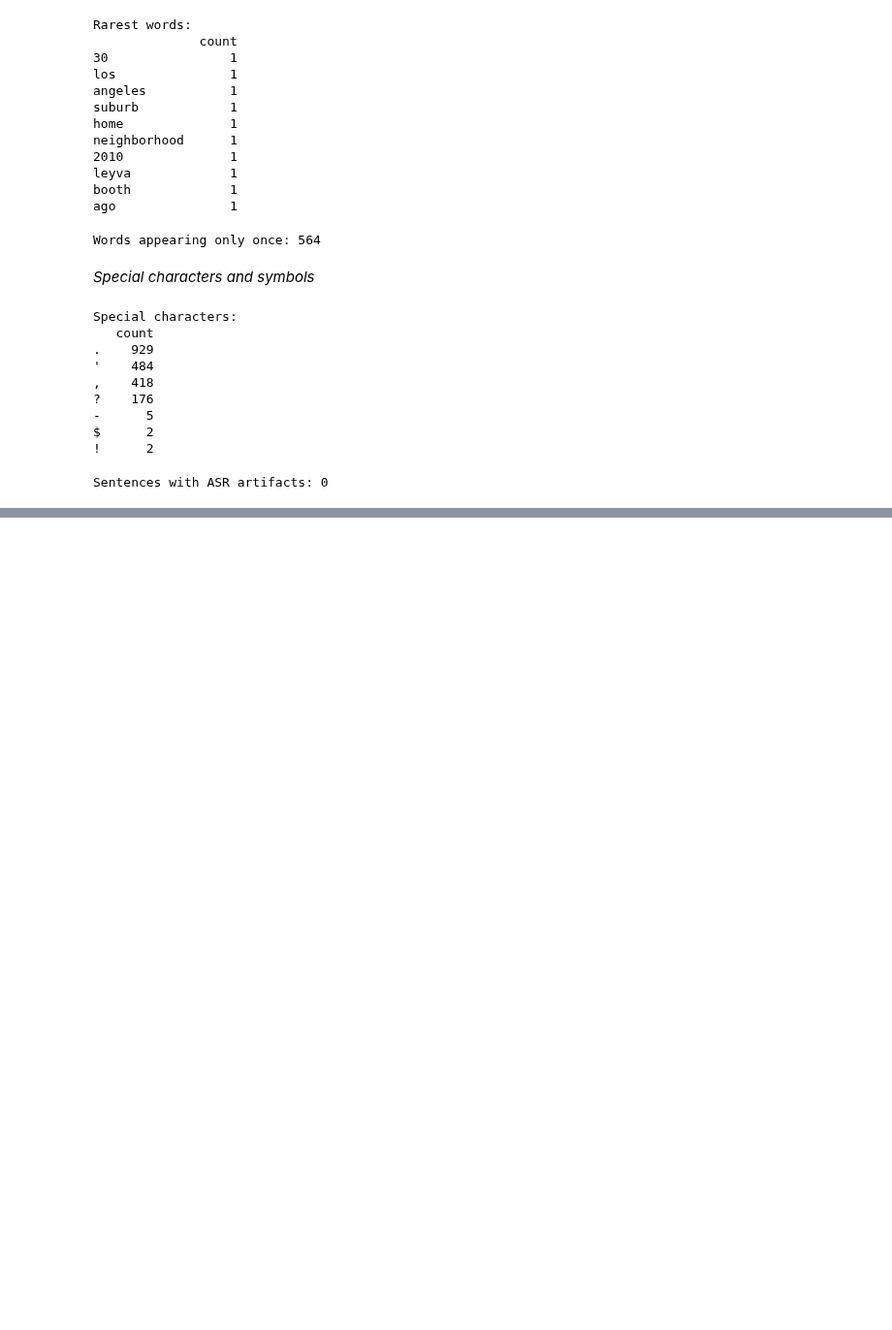
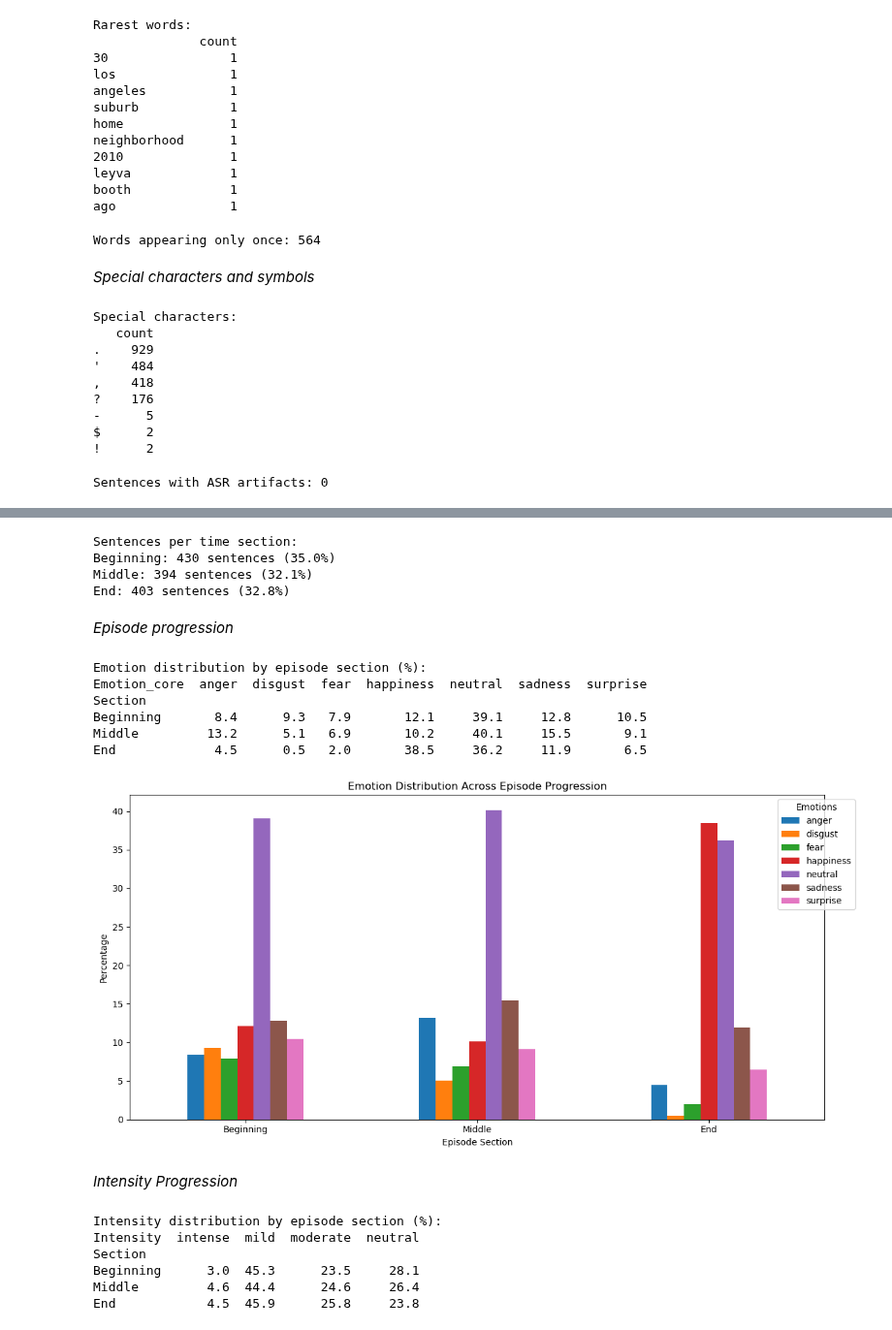
Before and after one commit to dafaqboomduck/nlp-project, a Jupyter notebook: Notebooks/Data_quality_report.ipynb, the cells around one changed output, grey strips where cells are left out. Shown at 97% size. Drawn from its saved outputs; the diff is of its cells as text; code cells hidden in the pictures; blank space fills up the shorter version.

Commit message:
Task 5 : Add show distributions and emotion analysis.

```diff
--- a/Notebooks/Data_quality_report.ipynb
+++ b/Notebooks/Data_quality_report.ipynb
@@ -587,0 +607,6 @@ Sentences with ASR artifacts: 0
+# %%
+start_time = transcript_time['Start Time'].min()
+end_time = transcript_time['End Time'].max()
+total_duration = end_time-start_time
+
+print(f'Total duration: {total_duration}')
@@ -587,0 +615,66 @@ Sentences with ASR artifacts: 0
+# %%
+first_third = start_time + total_duration / 3
+second_third = start_time + 2 * total_duration / 3
+# %%
+time_bins = [start_time, first_third, second_third, end_time]
+time_labels = ['Beginning', 'Middle', 'End']
+
+transcript_time['Section'] = pd.cut(transcript_time['Start Time'],
+                                    bins=time_bins,
+                                    labels=time_labels,
+                                    include_lowest=True)
+# %%
+section_counts = transcript_time['Section'].value_counts()
+print('Sentences per time section:')
+for section in time_labels:
+    count = section_counts[section]
+    pct = count / len(transcript_time) * 100
+    print(f'{section}: {count} sentences ({pct:.1f}%)')
+# %% [output]
+Sentences per time section:
+Beginning: 430 sentences (35.0%)
+Middle: 394 sentences (32.1%)
+End: 403 sentences (32.8%)
+# %% [markdown]
+*Episode progression*
+# %%
+emotion_by_section = pd.crosstab(transcript_time['Section'],
+                                transcript_time['Emotion_core'],
+                                normalize='index') * 100
+
+print("Emotion distribution by episode section (%):")
+print(emotion_by_section.round(1))
+# %% [output]
+Emotion distribution by episode section (%):
+Emotion_core  anger  disgust  fear  happiness  neutral  sadness  surprise
+Section
+Beginning       8.4      9.3   7.9       12.1     39.1     12.8      10.5
+Middle         13.2      5.1   6.9       10.2     40.1     15.5       9.1
+End             4.5      0.5   2.0       38.5     36.2     11.9       6.5
+# %%
+emotion_by_section.plot(kind='bar', figsize=(12, 6))
+plt.title('Emotion Distribution Across Episode Progression')
+plt.xlabel('Episode Section')
+plt.ylabel('Percentage')
+plt.legend(title='Emotions', bbox_to_anchor=(1.05, 1))
+plt.xticks(rotation=0)
+plt.tight_layout()
+plt.show()
+# %% [output]
+[figure, added]
+# %% [markdown]
+*Intensity Progression*
+# %%
+intensity_by_section = pd.crosstab(transcript_time['Section'],
+                                   transcript_time['Intensity'],
+                                   normalize='index') * 100
+
+print("Intensity distribution by episode section (%):")
+print(intensity_by_section.round(1))
+# %% [output]
+Intensity distribution by episode section (%):
+Intensity  intense  mild  moderate  neutral
+Section
+Beginning      3.0  45.3      23.5     28.1
+Middle         4.6  44.4      24.6     26.4
+End            4.5  45.9      25.8     23.8
```
Also changed, not shown: parts of 19 cells of this notebook.
